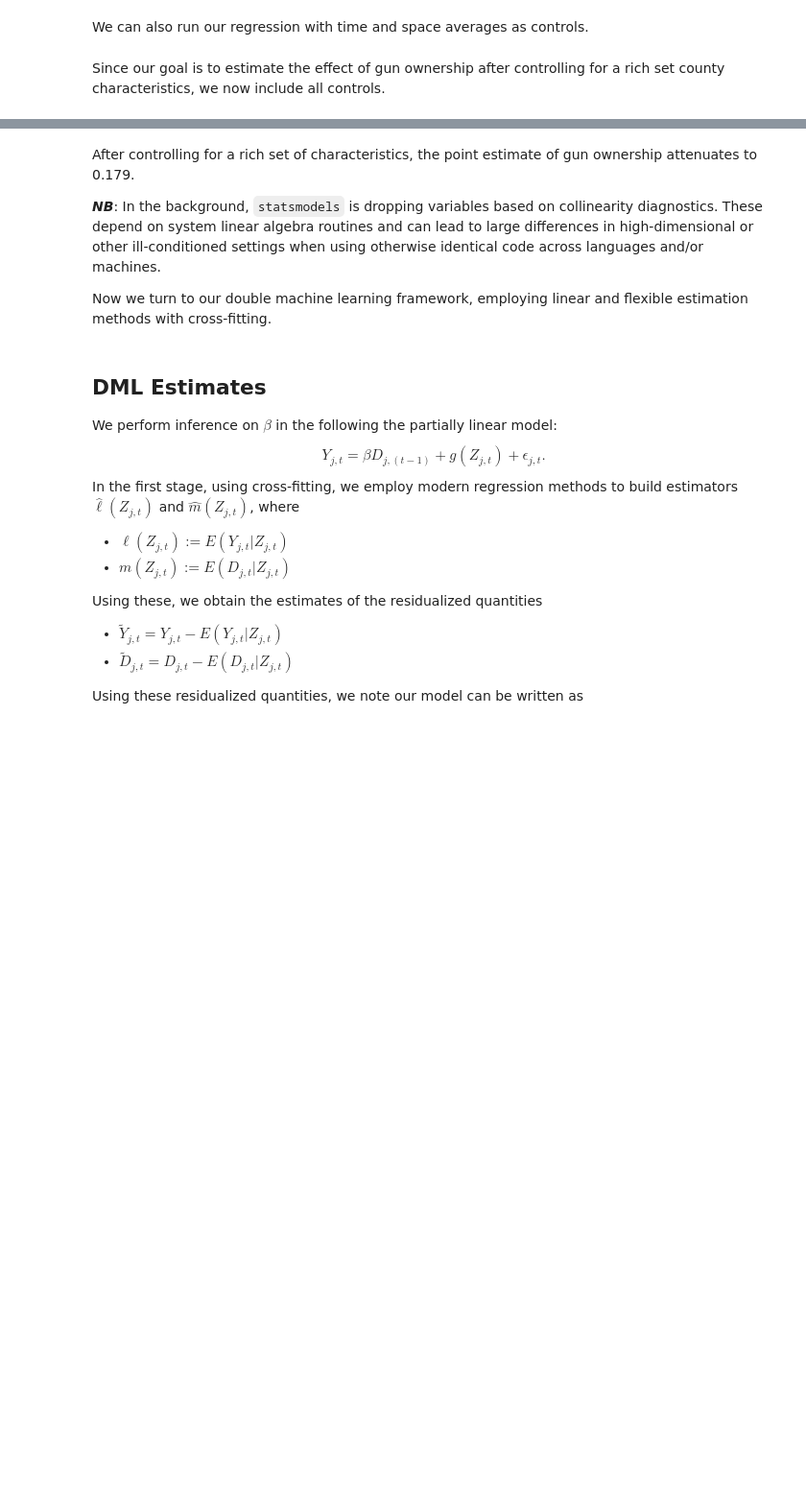
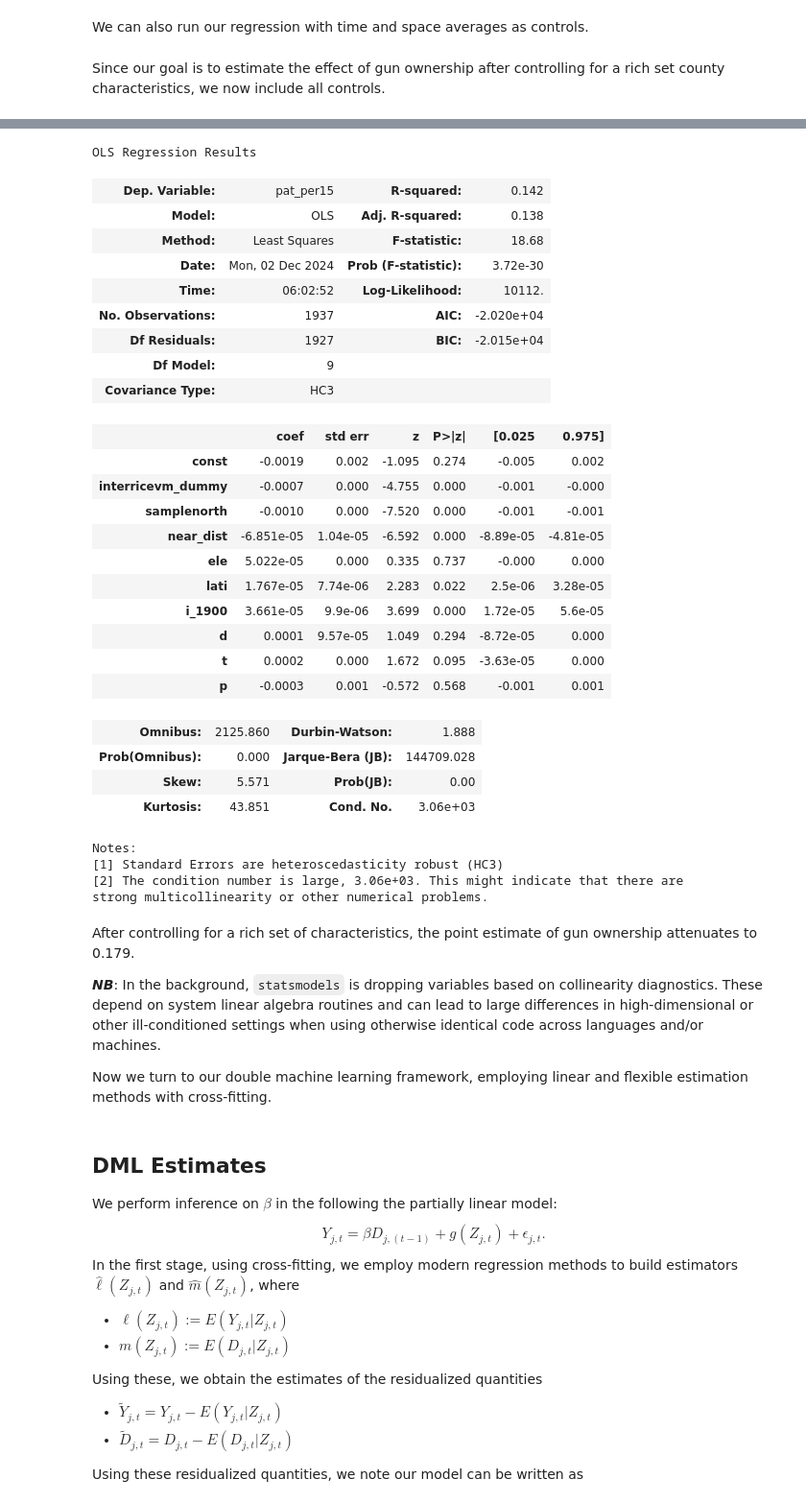
Before and after one commit to jialeCharloote/Deep-Learning, a Jupyter notebook: PM4/python_dml_inference_for_gun_ownership.ipynb, the cells around one changed output, grey strips where cells are left out. Shown at 96% size. Drawn from its saved outputs; the diff is of its cells as text; code cells hidden in the pictures; blank space fills up the shorter version.

```diff
--- a/PM4/python_dml_inference_for_gun_ownership.ipynb
+++ b/PM4/python_dml_inference_for_gun_ownership.ipynb
@@ -104,12 +91,3 @@ print(df[['interricevm', 'interricevm_dummy']].head())
 2     0.019850                  0
 3     0.164175                  1
 4     0.082059                  1
-# %%
-# Set the threshold for wheat suitability (e.g., median)
-threshold_wheat = df['interwheatvm'].median()
-
-# Create the dummy variable: 1 for high suitability, 0 for low suitability
-df['interwheatvm_dummy'] = (df['interwheatvm'] > threshold_wheat).astype(int)
-
-# Check the new dummy variable
-print(df[['interwheatvm', 'interwheatvm_dummy']].head())
@@ -139,20 +103,3 @@ X1 = df["samplenorth"] + df["near_dist"] + df["ele","lat", "i_1900", "d", "t", "
 ## Baseline OLS Estimates
 # %% [markdown]
 After preprocessing the data, as a baseline model, we first look at simple regression of $Y_{j,t}$ on $D_{j,t-1}$ without controls in the full data set.
-# %%
-# Fit the OLS model
-X = sm.add_constant(T)  # Add constant term to treatment variables
-y = df['pat_per15']  # Outcome variable
-lm0 = sm.OLS(y, X).fit(cov_type='HC3')  # Fit the model with robust standard errors
-
-# Extract the covariance matrix of the parameters
-vc0 = lm0.cov_params()
-
-# Extract the coefficients corresponding to the treatment variables in T
-coef = lm0.params[['interricevm_dummy', 'interwheatvm_dummy']]  # Specify the treatment variable names here
-
-# Calculate the standard errors for the treatment variables
-std_err = np.sqrt(vc0.loc[['interricevm_dummy', 'interwheatvm_dummy'], ['interricevm_dummy', 'interwheatvm_dummy']])
-
-# Print the coefficients and robust standard errors
-print("Baseline OLS:", coef, "(", std_err, ")")
@@ -169,16 +107,3 @@ suggests that increases in gun ownership rates are related to gun homicide rates
 
 
 Next we estimate with the baseline set of controls.
-# %%
-# Regression on baseline controls
-# Define the control variables (sum of certain variables + other selected variables)
-X1 = df[["samplenorth", "near_dist" "ele", "lat", "i_1900", "d", "t", "p"]]
-
-# Add the other selected control variables
-X = T + X1
-
-# If X1 should be used as a matrix of control variables (for OLS), we can ensure it's in the right form
-varlist = sm.add_constant(X1)  # Add constant (intercept) term
-
-# Check the resulting control variables
-print(X.head())
@@ -198,7 +121,7 @@ X1 = df[["samplenorth", "near_dist", "ele", "lati", "i_1900", "d", "t", "p"]]  #
 
 # Define the treatment variables (assuming these are already defined)
 # If you haven't already defined `T` as treatment variables, you can add them like this:
-T = df[['interricevm_dummy', 'interwheatvm_dummy']]  # For example, assuming dummies are used for treatment variables
+T = df[['interricevm_dummy']]  # For example, assuming dummies are used for treatment variables
 
 # Combine treatment and control variables
 X = pd.concat([T, X1], axis=1)  # Concatenate treatment and control variables column-wise
@@ -220,6 +143,7 @@ print(lm0.params)
 vc0 = lm0.cov_params()  # Covariance matrix of the model parameters
 
 # Print the coefficients and standard errors
+std_err = np.sqrt(vc0.loc[['interricevm_dummy']])
 print("\nStandard Errors:")
 for coef, se in zip(lm0.params, std_err):
     print(f"{coef}: {se}")
@@ -244,3 +168,35 @@ Standard Errors:
+# %%
+lm0.summary()
+# %% [output]
+OLS Regression Results
+| Dep. Variable: | pat_per15 | R-squared: | 0.142 |
+| Model: | OLS | Adj. R-squared: | 0.138 |
+| Method: | Least Squares | F-statistic: | 18.68 |
+| Date: | Mon, 02 Dec 2024 | Prob (F-statistic): | 3.72e-30 |
+| Time: | 06:02:52 | Log-Likelihood: | 10112. |
+| No. Observations: | 1937 | AIC: | -2.020e+04 |
+| Df Residuals: | 1927 | BIC: | -2.015e+04 |
+| Df Model: | 9 |  |  |
+| Covariance Type: | HC3 |  |  |
+|  | coef | std err | z | P>|z| | [0.025 | 0.975] |
+| const | -0.0019 | 0.002 | -1.095 | 0.274 | -0.005 | 0.002 |
+| interricevm_dummy | -0.0007 | 0.000 | -4.755 | 0.000 | -0.001 | -0.000 |
+| samplenorth | -0.0010 | 0.000 | -7.520 | 0.000 | -0.001 | -0.001 |
+| near_dist | -6.851e-05 | 1.04e-05 | -6.592 | 0.000 | -8.89e-05 | -4.81e-05 |
+| ele | 5.022e-05 | 0.000 | 0.335 | 0.737 | -0.000 | 0.000 |
+| lati | 1.767e-05 | 7.74e-06 | 2.283 | 0.022 | 2.5e-06 | 3.28e-05 |
+| i_1900 | 3.661e-05 | 9.9e-06 | 3.699 | 0.000 | 1.72e-05 | 5.6e-05 |
+| d | 0.0001 | 9.57e-05 | 1.049 | 0.294 | -8.72e-05 | 0.000 |
+| t | 0.0002 | 0.000 | 1.672 | 0.095 | -3.63e-05 | 0.000 |
+| p | -0.0003 | 0.001 | -0.572 | 0.568 | -0.001 | 0.001 |
+| Omnibus: | 2125.860 | Durbin-Watson: | 1.888 |
+| Prob(Omnibus): | 0.000 | Jarque-Bera (JB): | 144709.028 |
+| Skew: | 5.571 | Prob(JB): | 0.00 |
+| Kurtosis: | 43.851 | Cond. No. | 3.06e+03 |
+Notes:
+[1] Standard Errors are heteroscedasticity robust (HC3)
+[2] The condition number is large, 3.06e+03. This might indicate that there are
+strong multicollinearity or other numerical problems.
 # %% [markdown]
 After controlling for a rich set of characteristics, the point estimate of gun ownership attenuates to 0.179.
 
```
Also changed, not shown: parts of 9 cells of this notebook.
